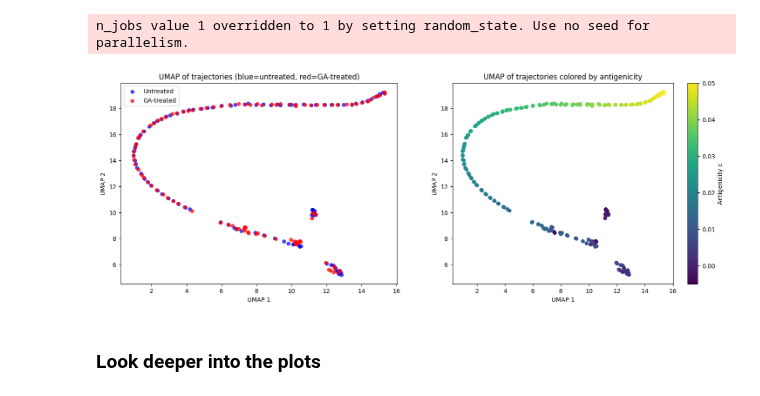
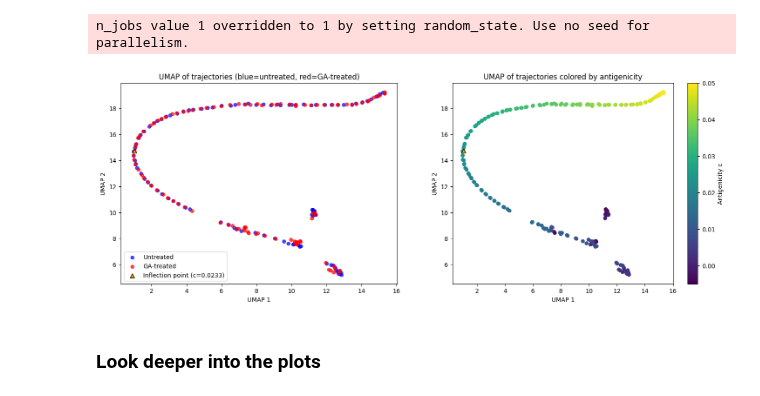
Before and after one commit to jrosgaard/KP_GA_tumor_model, a Jupyter notebook: analysis.ipynb, the cells around one changed output. Drawn from its saved outputs; the diff is of its cells as text; code cells hidden in the pictures.

```diff
--- a/analysis.ipynb
+++ b/analysis.ipynb
@@ -160,8 +160,6 @@ amplitudes = []
 c_vals = []
 max_vals = []
 ave_vals = []
-bifur_c1 = []
-bifur_y1 = []
 
 # find amplitudes for each file
 for idx, f in enumerate(filepath_w_ga):
@@ -179,8 +177,7 @@ for idx, f in enumerate(filepath_w_ga):
 
     tail = y[-1000:]
     c_val = antigenicity_values_ga[idx]
-    bifur_c1.extend([c_val] * len(tail))
-    bifur_y1.extend(tail.tolist())
+
 
     amplitudes.append(amp)
     c_vals.append(antigenicity_values_ga[idx])
@@ -191,8 +188,6 @@ c_vals_1 = np.array(c_vals)
 amplitudes_1 = np.array(amplitudes)
 max_1 = np.array(max_vals)
 ave_1 = np.array(ave_vals)
-bifur_c1 = np.array(bifur_c1)
-bifur_y1 = np.array(bifur_y1)
 # %% [output]
 100 files found.
 # %%
@@ -266,6 +261,23 @@ plt.legend()
 plt.show()
 # %% [output]
 [figure]
+# %%
+from scipy.signal import find_peaks
+
+bifur_c = []
+bifur_y = []
+
+for idx, f in enumerate(filepath_w_ga):
+    df = pd.read_csv(f)
+    y = df["y"].values
+    tail = y[-1000:]
+    c_val = antigenicity_values_ga[idx]
+
+    peaks, _ = find_peaks(tail)
+    peak_vals = tail[peaks]
+
+    bifur_c.extend([c_val] * len(peak_vals))
+    bifur_y.extend(peak_vals.tolist())
 # %%
 
 plt.figure(figsize=(8, 10))
@@ -433,30 +443,35 @@ embedding_GA = embedding[label_GA, :]
 # %% [output]
 n_jobs value 1 overridden to 1 by setting random_state. Use no seed for parallelism.
 # %%
+# Mode change value
+init_antigenicity = 0.0233 #0.0297
+init_idx = int(np.argmin(np.abs(np.concatenate([c_vals_non, c_vals_GA]) - init_antigenicity))) # find index closest to initial value
 
 plt.figure(figsize=(18,6))
 
 plt.subplot(1,2,1)
 sc1 = plt.scatter(embedding_non[:, 0], embedding_non[:, 1], c='blue', s=30, alpha=0.7, label='Untreated')
 sc2= plt.scatter(embedding_GA[:, 0], embedding_GA[:, 1], c='red', s=30, alpha=0.7, label='GA-treated')
+sc2_inflection = plt.scatter(embedding_GA[init_idx, 0], embedding_GA[init_idx, 1], c='orange', edgecolors='black', marker='^', s=50, label=f'Inflection point (c={init_antigenicity})')
 
 plt.xlabel("UMAP 1")
 plt.ylabel("UMAP 2")
 plt.title("UMAP of trajectories (blue=untreated, red=GA-treated)")
 plt.legend()
 
 plt.subplot(1,2,2)
 labels_c = np.concatenate([c_vals_non, c_vals_GA])
 sc3 = plt.scatter(embedding[:,0], embedding[:,1], c=labels_c, cmap='viridis', s=30)
+sc3_inflection = plt.scatter(embedding_GA[init_idx, 0], embedding_GA[init_idx, 1], c='orange', edgecolors='black', marker='^', s=50, label=f'Inflection point (c={init_antigenicity})')
 plt.colorbar(sc3, label='Antigenicity c')
 
 plt.xlabel("UMAP 1")
 plt.ylabel("UMAP 2")
 plt.title("UMAP of trajectories colored by antigenicity")
 
 plt.show()
 # %% [output]
-[figure, old version]
+[figure, new version]
 # %% [markdown]
 ### Look deeper into the plots
 # %%
```
Also changed, not shown: parts of 2 cells of this notebook, 1 other file.
